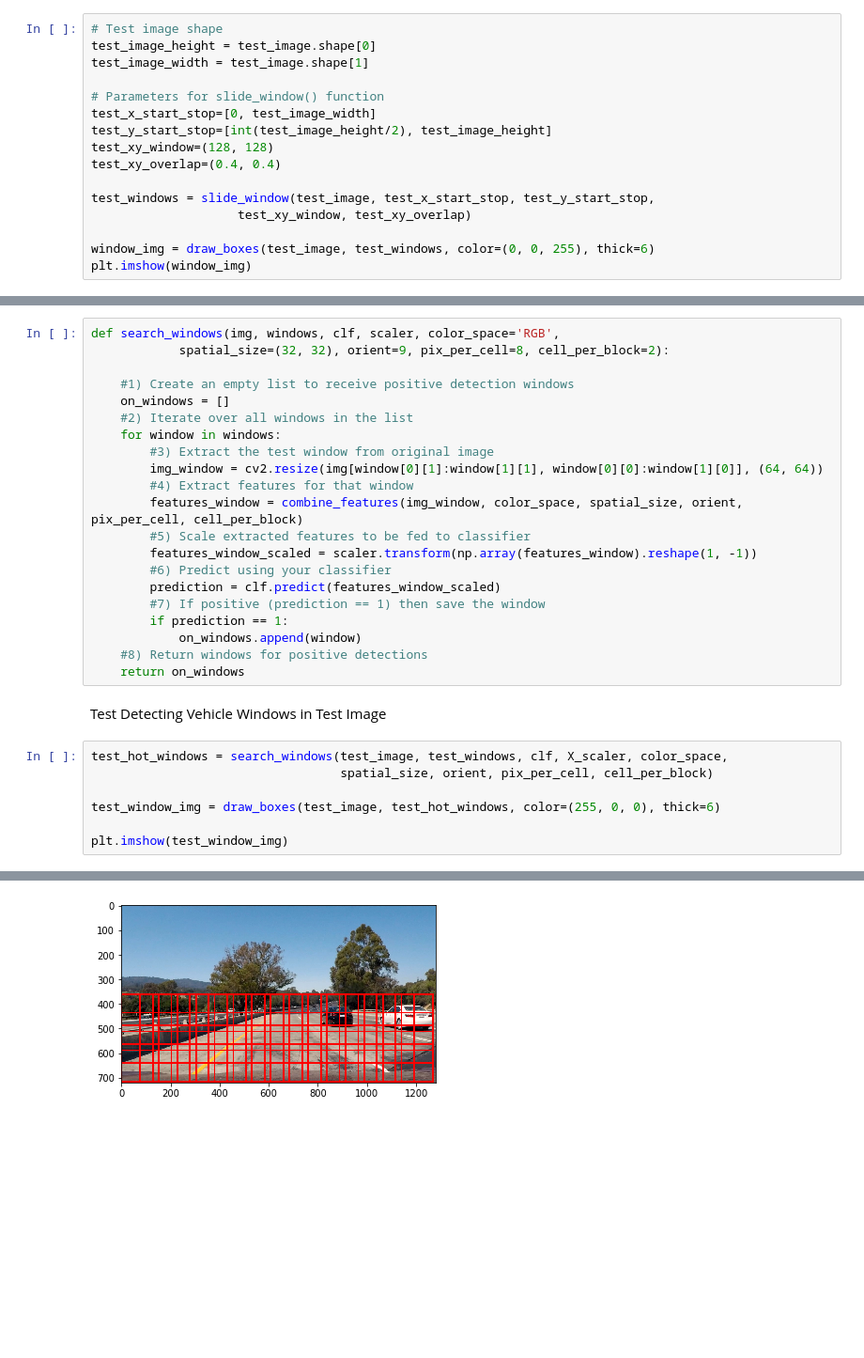
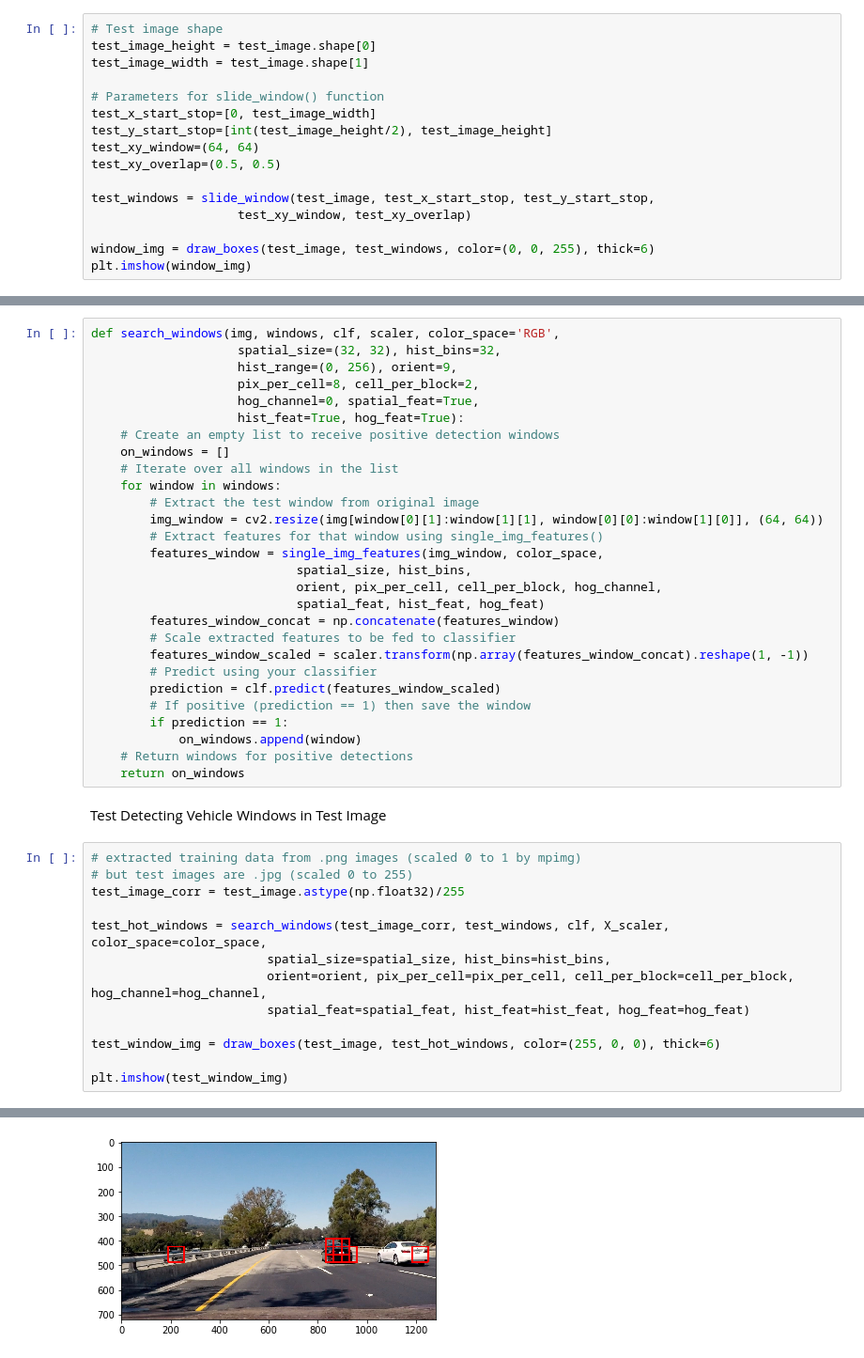
Before and after one commit to vinny-palumbo/AutonomousCars-VehicleDetection, a Jupyter notebook: pipeline.ipynb, the cells around one changed output, grey strips where cells are left out. Shown at 94% size. Drawn from its saved outputs; the diff is of its cells as text; blank space fills up the shorter version.

Commit message:
Refactor most functions; Vehicle Detection now working

```diff
--- a/pipeline.ipynb
+++ b/pipeline.ipynb
@@ -440,8 +531,8 @@ test_image_width = test_image.shape[1]
 # Parameters for slide_window() function
 test_x_start_stop=[0, test_image_width]
 test_y_start_stop=[int(test_image_height/2), test_image_height]
-test_xy_window=(128, 128)
-test_xy_overlap=(0.4, 0.4)
+test_xy_window=(64, 64)
+test_xy_overlap=(0.5, 0.5)
 
 test_windows = slide_window(test_image, test_x_start_stop, test_y_start_stop,
                     test_xy_window, test_xy_overlap)
@@ -455,36 +546,49 @@ plt.imshow(window_img)
 ### Search Sliding Windows and Detect Vehicle Windows
 # %%
 def search_windows(img, windows, clf, scaler, color_space='RGB',
-            spatial_size=(32, 32), orient=9, pix_per_cell=8, cell_per_block=2):
-
-    #1) Create an empty list to receive positive detection windows
+                    spatial_size=(32, 32), hist_bins=32,
+                    hist_range=(0, 256), orient=9,
+                    pix_per_cell=8, cell_per_block=2,
+                    hog_channel=0, spatial_feat=True,
+                    hist_feat=True, hog_feat=True):
+    # Create an empty list to receive positive detection windows
     on_windows = []
-    #2) Iterate over all windows in the list
+    # Iterate over all windows in the list
     for window in windows:
-        #3) Extract the test window from original image
+        # Extract the test window from original image
         img_window = cv2.resize(img[window[0][1]:window[1][1], window[0][0]:window[1][0]], (64, 64))
-        #4) Extract features for that window
-        features_window = combine_features(img_window, color_space, spatial_size, orient, pix_per_cell, cell_per_block)
-        #5) Scale extracted features to be fed to classifier
-        features_window_scaled = scaler.transform(np.array(features_window).reshape(1, -1))
-        #6) Predict using your classifier
+        # Extract features for that window using single_img_features()
+        features_window = single_img_features(img_window, color_space,
+                            spatial_size, hist_bins,
+                            orient, pix_per_cell, cell_per_block, hog_channel,
+                            spatial_feat, hist_feat, hog_feat)
+        features_window_concat = np.concatenate(features_window)
+        # Scale extracted features to be fed to classifier
+        features_window_scaled = scaler.transform(np.array(features_window_concat).reshape(1, -1))
+        # Predict using your classifier
         prediction = clf.predict(features_window_scaled)
-        #7) If positive (prediction == 1) then save the window
+        # If positive (prediction == 1) then save the window
         if prediction == 1:
             on_windows.append(window)
-    #8) Return windows for positive detections
+    # Return windows for positive detections
     return on_windows
 # %% [markdown]
 Test Detecting Vehicle Windows in Test Image
 # %%
-test_hot_windows = search_windows(test_image, test_windows, clf, X_scaler, color_space,
-                                  spatial_size, orient, pix_per_cell, cell_per_block)
+# extracted training data from .png images (scaled 0 to 1 by mpimg)
+# but test images are .jpg (scaled 0 to 255)
+test_image_corr = test_image.astype(np.float32)/255
+
+test_hot_windows = search_windows(test_image_corr, test_windows, clf, X_scaler, color_space=color_space,
+                        spatial_size=spatial_size, hist_bins=hist_bins,
+                        orient=orient, pix_per_cell=pix_per_cell, cell_per_block=cell_per_block, hog_channel=hog_channel,
+                        spatial_feat=spatial_feat, hist_feat=hist_feat, hog_feat=hog_feat)
 
 test_window_img = draw_boxes(test_image, test_hot_windows, color=(255, 0, 0), thick=6)
 
 plt.imshow(test_window_img)
 # %% [output]
 C:\Users\Vincent\Miniconda3\envs\carnd-term1\lib\site-packages\skimage\feature\_hog.py:119: skimage_deprecation: Default value of `block_norm`==`L1` is deprecated and will be changed to `L2-Hys` in v0 ...
   'be changed to `L2-Hys` in v0.15', skimage_deprecation)
 <matplotlib.image.AxesImage at 0x...>
-[figure, old version]
+[figure, new version]
```
Also changed, not shown: parts of 34 cells of this notebook.
